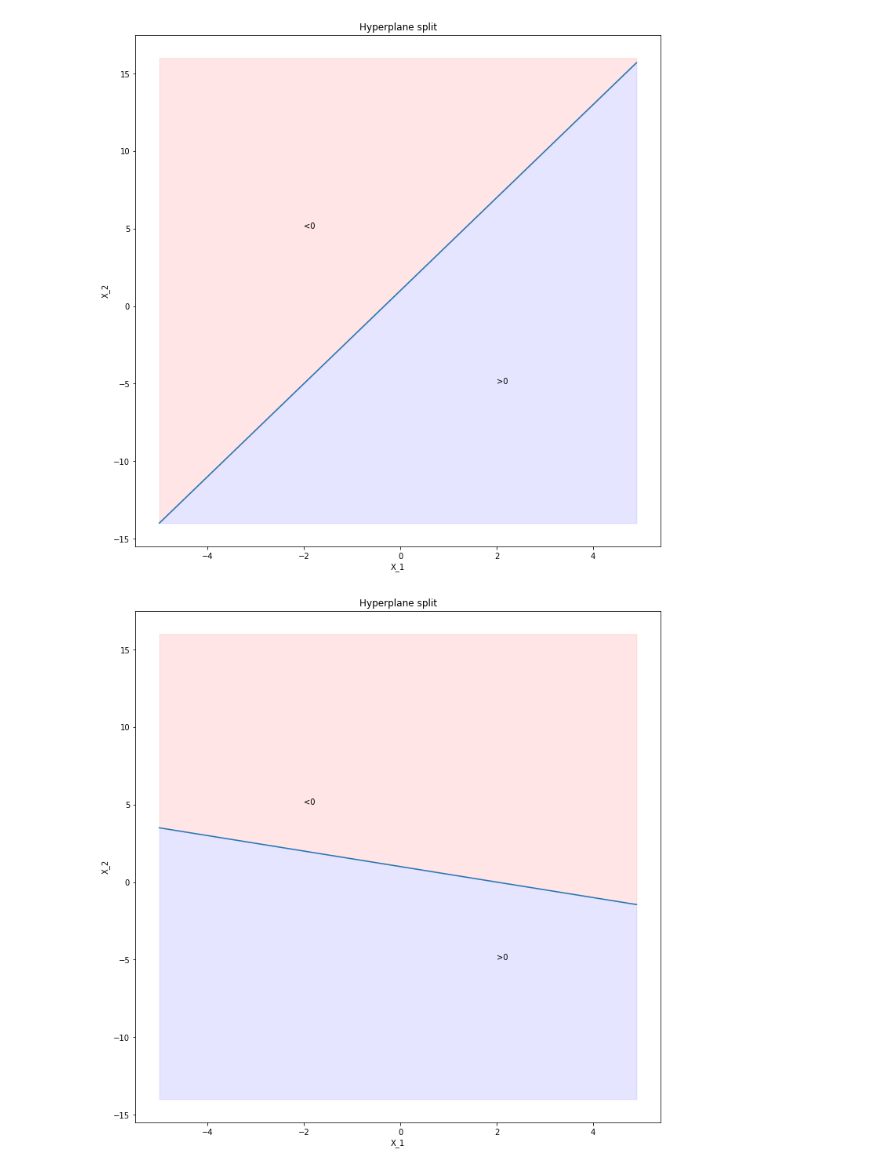
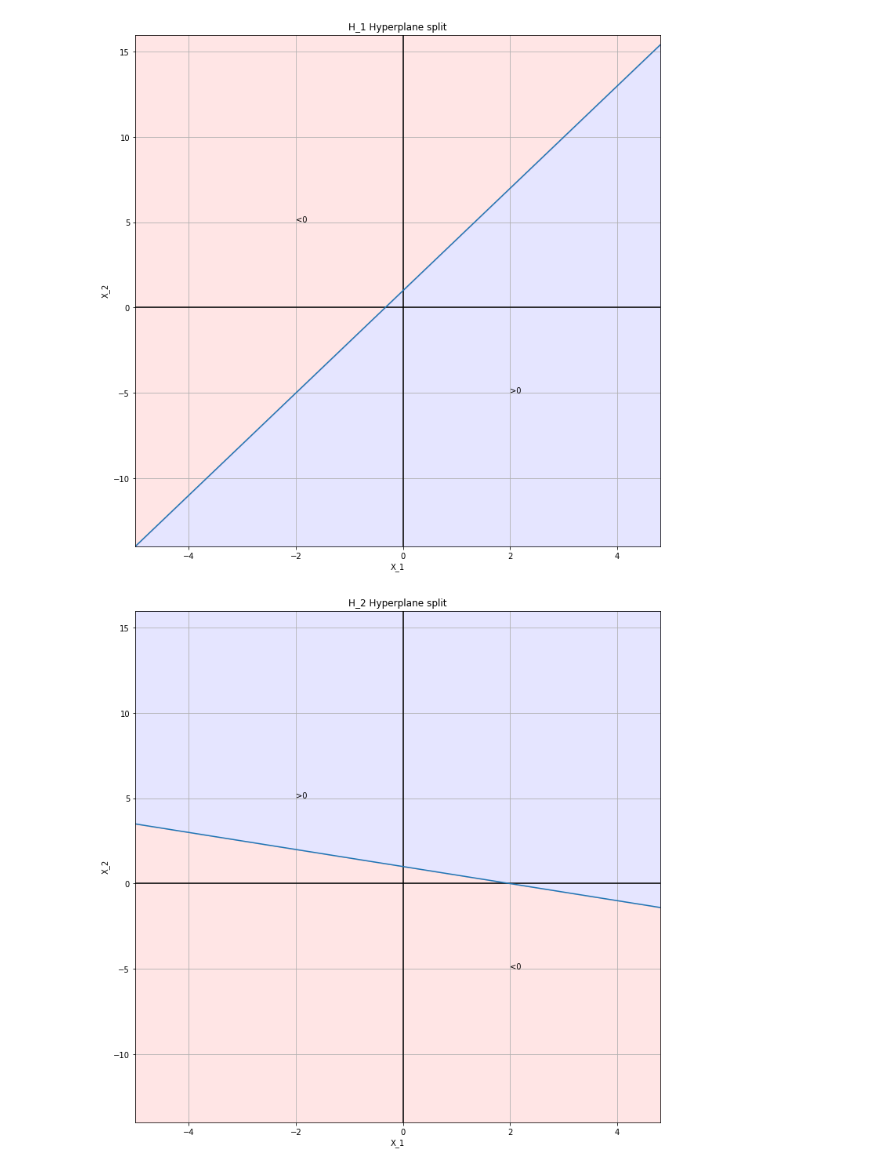
Before and after one commit to lackos/ITSL, a Jupyter notebook: Chapter9/Conceptual_plots.ipynb, the cells around one changed output. Drawn from its saved outputs; the diff is of its cells as text; code cells hidden in the pictures.

```diff
--- a/Chapter9/Conceptual_plots.ipynb
+++ b/Chapter9/Conceptual_plots.ipynb
@@ -18,40 +19,55 @@ y_top = np.full((len(x),), 16)
 y_bottom = np.full((len(x),), -14)
 fig, ax = plt.subplots(1,1, figsize=(12,12))
 
+ax.grid(True, which='both')
+ax.axhline(y=0, color='k')
+ax.axvline(x=0, color='k')
+
 ax.plot(x, y)
 ax.fill_between(x, y, y_top, color='red', alpha=0.1)
 ax.fill_between(x, y, y_bottom, color='blue', alpha=0.1)
 
 ax.set_xlabel(r'X_1')
 ax.set_ylabel(r'X_2')
-ax.set_title(r'Hyperplane split')
+ax.set_title(r'H_1 Hyperplane split')
+
+ax.set_xlim(-5,4.8)
+ax.set_ylim(-14,16)
 
 ax.text(s='>0', x=2, y=-5)
 ax.text(s='<0', x=-2, y=5)
 
+
 plt.savefig('q1_pa_hyperplane.png')
 # %% [output]
-[figure, old version]
+[figure, new version]
 # %%
 ## Problem 1 Plot b)
 x = np.arange(-5,5, 0.1)
 y = 1 -0.5*x
 y_top = np.full((len(x),), 16)
 y_bottom = np.full((len(x),), -14)
 fig, ax = plt.subplots(1,1, figsize=(12,12))
 
+ax.grid(True, which='both')
+ax.axhline(y=0, color='k')
+ax.axvline(x=0, color='k')
+
 ax.plot(x, y)
-ax.fill_between(x, y, y_top, color='red', alpha=0.1)
-ax.fill_between(x, y, y_bottom, color='blue', alpha=0.1)
+ax.fill_between(x, y, y_top, color='blue', alpha=0.1)
+ax.fill_between(x, y, y_bottom, color='red', alpha=0.1)
 
 ax.set_xlabel(r'X_1')
 ax.set_ylabel(r'X_2')
-ax.set_title(r'Hyperplane split')
+ax.set_title(r'H_2 Hyperplane split')
 
-ax.text(s='>0', x=2, y=-5)
-ax.text(s='<0', x=-2, y=5)
+ax.set_xlim(-5,4.8)
+ax.set_ylim(-14,16)
+
+ax.text(s='<0', x=2, y=-5)
+ax.text(s='>0', x=-2, y=5)
 
 plt.savefig('q1_pb_hyperplane.png')
 # %% [output]
-[figure, old version]
+[figure, new version]
 # %%
```
Also changed, not shown: parts of 4 cells of this notebook, 19 other files.
